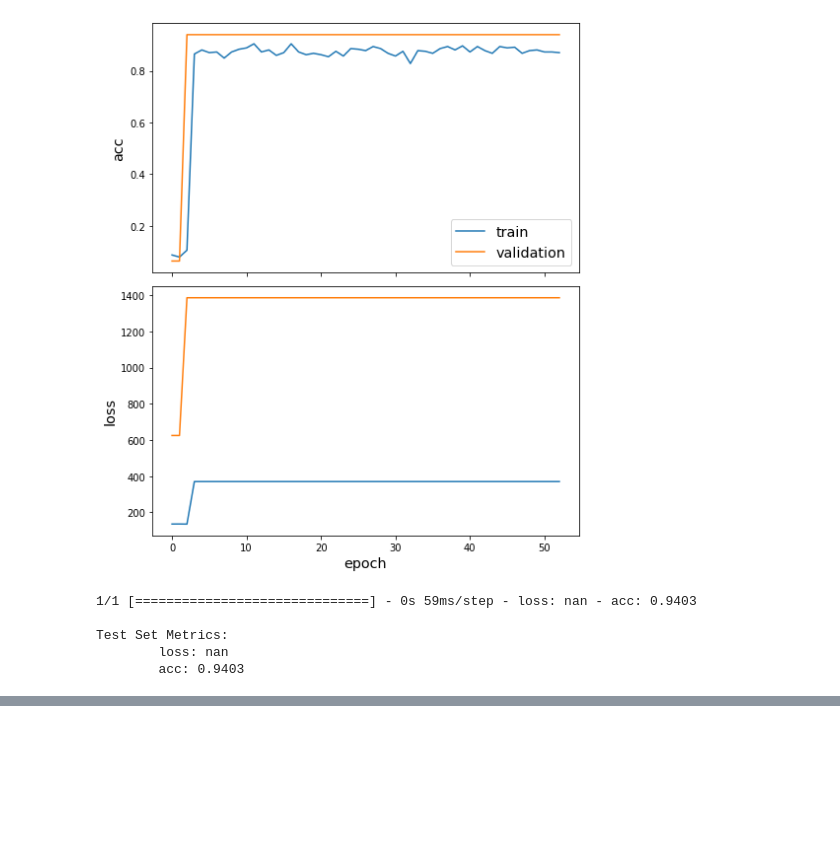
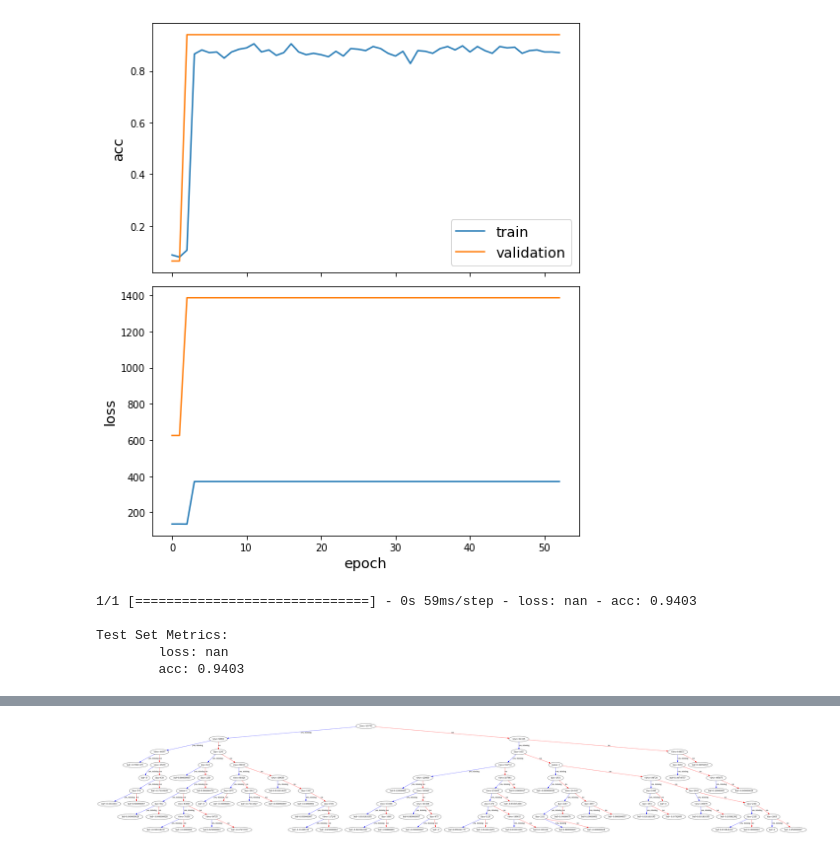
Before and after one commit to SiimSuitslepp/Twitch_social_network, a Jupyter notebook: Twitch_socail_network.ipynb, the cells around one changed output, grey strips where cells are left out. Cells and saved outputs as stored; diff of their text form; code cells hidden in the pictures; blank space fills up the shorter version.

```diff
--- a/Twitch_socail_network.ipynb
+++ b/Twitch_socail_network.ipynb
@@ -824,0 +732,3 @@ Test Set Metrics:
+# %%
+from sklearn.model_selection import train_test_split
+X_train, X_test, y_train, y_test = train_test_split(nodes2.loc[:, nodes2.columns != 'partner'], nodes2['partner'], random_state=0, train_size=0.75)
@@ -824,0 +737,8 @@ Test Set Metrics:
+# %%
+%%time
+import xgboost as xgb
+
+xgc = xgb.XGBClassifier(n_estimators=500, max_depth=8, base_score=0.5,
+                        objective='binary:logistic', random_state=99)
+xgc.fit(X_train, y_train)
+predictions = xgc.predict(X_test)
@@ -824,0 +770,9 @@ Test Set Metrics:
+# %%
+import matplotlib.pyplot as plt
+
+xgb.plot_tree(xgc,num_trees=0)
+plt.rcParams['figure.figsize'] = [20, 100]
+plt.savefig("xgb_tree.jpg") #save as jpg
+plt.show()
+# %% [output]
+[figure, added]
```
Also changed, not shown: parts of 25 cells of this notebook.
